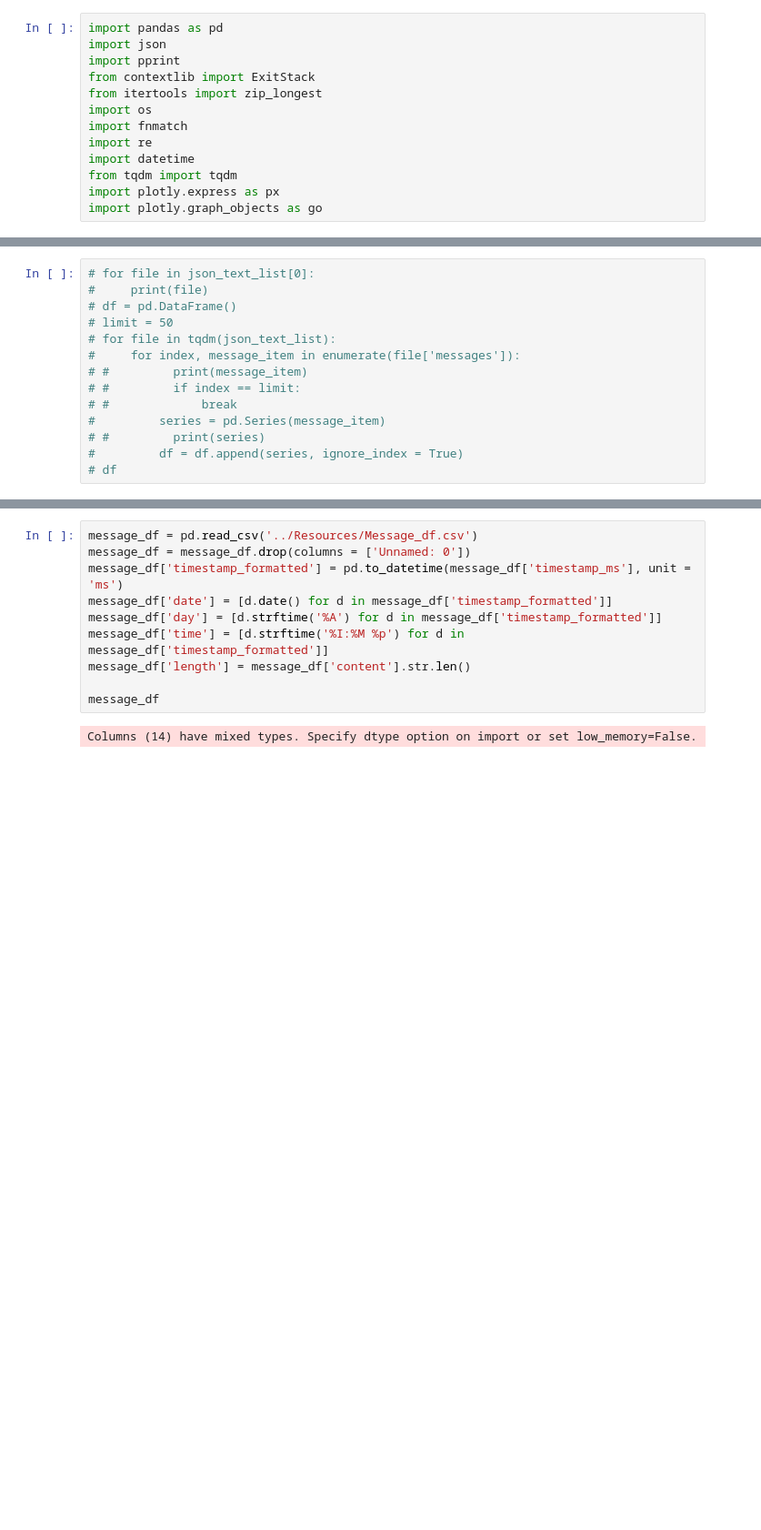
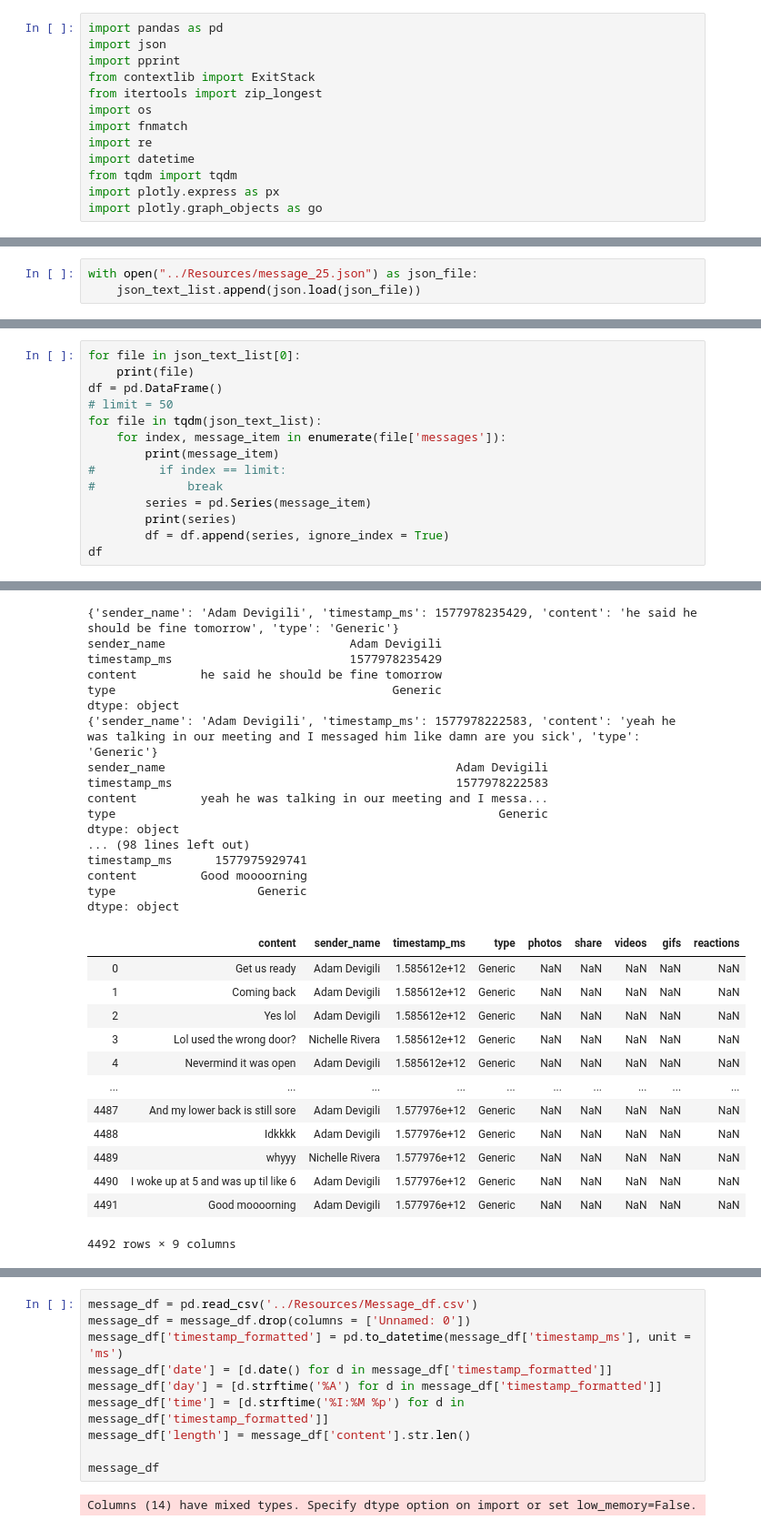
Before and after one commit to NichelleR/HeyDamo, a Jupyter notebook: jupyter notebooks/TestEnv.ipynb, the cells around one changed output, grey strips where cells are left out. Shown at 91% size. Saved outputs shown, nothing was run; the diff lists cells and outputs as text; blank space fills up the shorter version.

```diff
--- a/jupyter notebooks/TestEnv.ipynb
+++ b/jupyter notebooks/TestEnv.ipynb
@@ -34,0 +32,3 @@ Nichelle Rivera
+# %%
+with open("../Resources/message_25.json") as json_file:
+    json_text_list.append(json.load(json_file))
@@ -35,14 +55,15 @@ Nichelle Rivera
 # %%
-# for file in json_text_list[0]:
-#     print(file)
-# df = pd.DataFrame()
+for file in json_text_list[0]:
+    print(file)
+df = pd.DataFrame()
 # limit = 50
-# for file in tqdm(json_text_list):
-#     for index, message_item in enumerate(file['messages']):
-# #         print(message_item)
-# #         if index == limit:
-# #             break
-#         series = pd.Series(message_item)
-# #         print(series)
-#         df = df.append(series, ignore_index = True)
-# df
+for file in tqdm(json_text_list):
+    for index, message_item in enumerate(file['messages']):
+        print(message_item)
+#         if index == limit:
+#             break
+        series = pd.Series(message_item)
+        print(series)
+        df = df.append(series, ignore_index = True)
+df
+# %% [output]
@@ -49 +87,31 @@ Nichelle Rivera
+{'sender_name': 'Adam Devigili', 'timestamp_ms': 1577978235429, 'content': 'he said he should be fine tomorrow', 'type': 'Generic'}
+sender_name                          Adam Devigili
+timestamp_ms                         1577978235429
+content         he said he should be fine tomorrow
+type                                       Generic
+dtype: object
+{'sender_name': 'Adam Devigili', 'timestamp_ms': 1577978222583, 'content': 'yeah he was talking in our meeting and I messaged him like damn are you sick', 'type': 'Generic'}
+sender_name                                         Adam Devigili
+timestamp_ms                                        1577978222583
+content         yeah he was talking in our meeting and I messa...
+type                                                      Generic
+dtype: object
+... (98 lines left out)
+timestamp_ms      1577975929741
+content         Good moooorning
+type                    Generic
+dtype: object
+|  | content | sender_name | timestamp_ms | type | photos | share | videos | gifs | reactions |
+| 0 | Get us ready | Adam Devigili | 1.585612e+12 | Generic | NaN | NaN | NaN | NaN | NaN |
+| 1 | Coming back | Adam Devigili | 1.585612e+12 | Generic | NaN | NaN | NaN | NaN | NaN |
+| 2 | Yes lol | Adam Devigili | 1.585612e+12 | Generic | NaN | NaN | NaN | NaN | NaN |
+| 3 | Lol used the wrong door? | Nichelle Rivera | 1.585612e+12 | Generic | NaN | NaN | NaN | NaN | NaN |
+| 4 | Nevermind it was open | Adam Devigili | 1.585612e+12 | Generic | NaN | NaN | NaN | NaN | NaN |
+| ... | ... | ... | ... | ... | ... | ... | ... | ... | ... |
+| 4487 | And my lower back is still sore | Adam Devigili | 1.577976e+12 | Generic | NaN | NaN | NaN | NaN | NaN |
+| 4488 | Idkkkk | Adam Devigili | 1.577976e+12 | Generic | NaN | NaN | NaN | NaN | NaN |
+| 4489 | whyyy | Nichelle Rivera | 1.577976e+12 | Generic | NaN | NaN | NaN | NaN | NaN |
+| 4490 | I woke up at 5 and was up til like 6 | Adam Devigili | 1.577976e+12 | Generic | NaN | NaN | NaN | NaN | NaN |
+| 4491 | Good moooorning | Adam Devigili | 1.577976e+12 | Generic | NaN | NaN | NaN | NaN | NaN |
+4492 rows × 9 columns
 # %%
```
Also changed, not shown: parts of 6 cells of this notebook, 12 other files.
